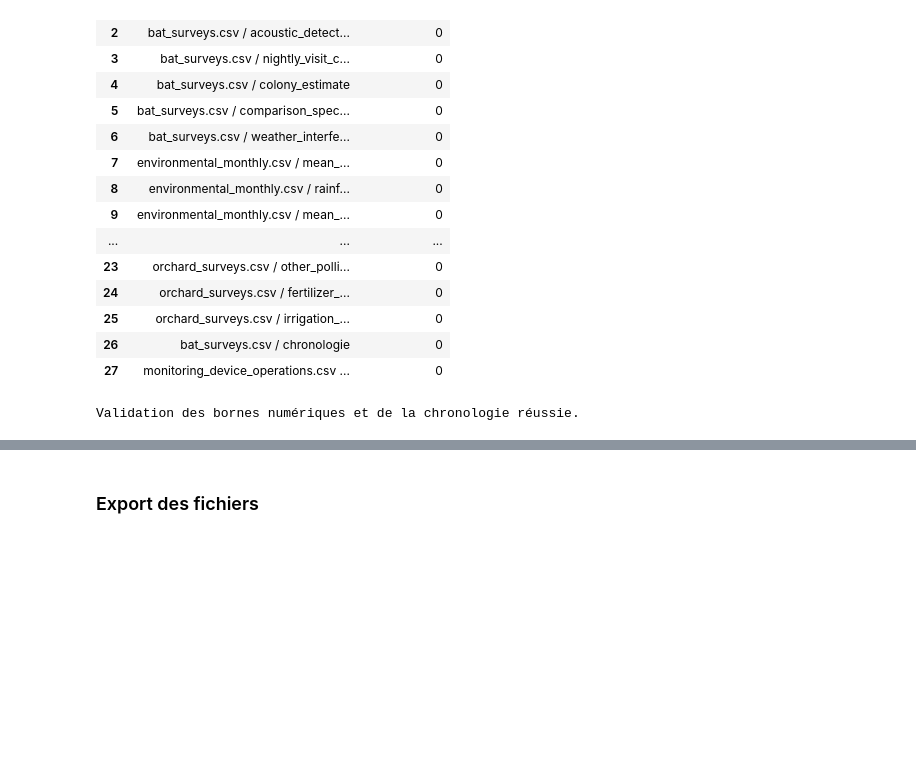
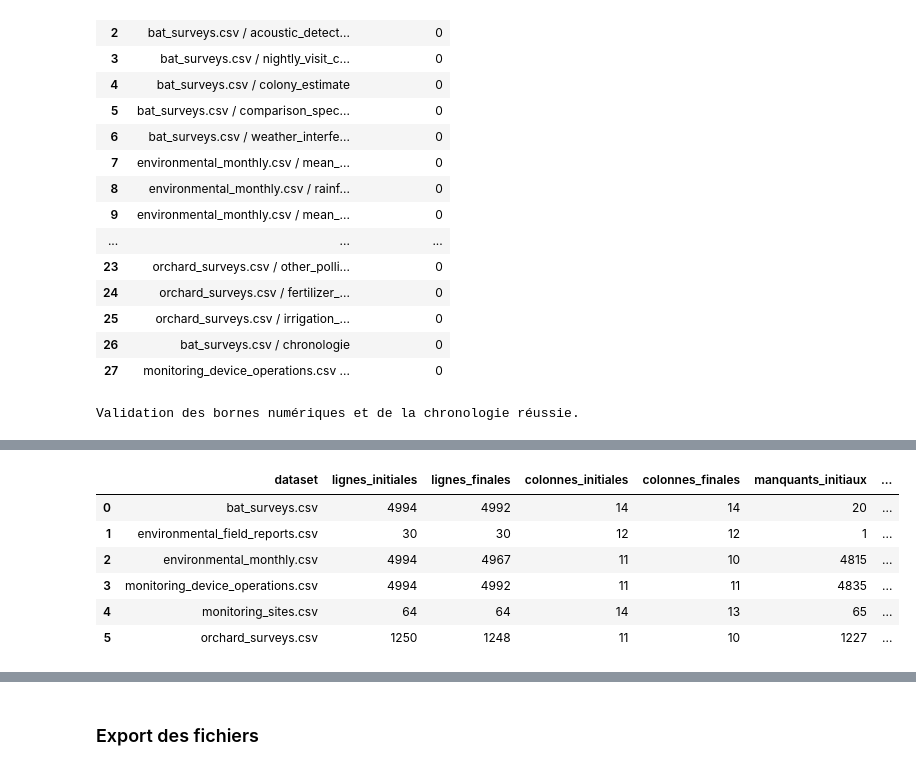
Before and after one commit to JLFoxii/20262027-UE-DataMining-Project, a Jupyter notebook: notebooks/04_ecology_cleaning.ipynb, the cells around one changed output, grey strips where cells are left out. Drawn from its saved outputs; the diff is of its cells as text; code cells hidden in the pictures; blank space fills up the shorter version.

```diff
--- a/notebooks/04_ecology_cleaning.ipynb
+++ b/notebooks/04_ecology_cleaning.ipynb
@@ -5649,3 +5762,95 @@ et des opérations des appareils.
 Ils ne garantissent pas la concordance entre la date d’un rapport
 et celle de l’enquête citée. Cette vérification est réalisée
 dans le notebook d’analyse.
+# %%
+
+# Bilan final des données nettoyées
+# Comparaison entre les données sources et les données finales
+
+bilan_final = []
+
+for name in sorted(datasets):
+    original = datasets[name]
+    final = cleaned_datasets[name]
+
+    colonnes_supprimees = sorted(
+        set(original.columns) - set(final.columns)
+    )
+
+    bilan_final.append({
+        "dataset": name,
+        "lignes_initiales": len(original),
+        "lignes_finales": len(final),
+        "colonnes_initiales": original.shape[1],
+        "colonnes_finales": final.shape[1],
+        "manquants_initiaux": int(original.isna().sum().sum()),
+        "manquants_finaux": int(final.isna().sum().sum()),
+        "colonnes_supprimees": ", ".join(colonnes_supprimees) or "Aucune"
+    })
+
+bilan_final_df = pd.DataFrame(bilan_final)
+
+display(bilan_final_df)
+
+print("Total de valeurs manquantes initiales :",
+      bilan_final_df["manquants_initiaux"].sum())
+
+print("Total de valeurs manquantes finales :",
+      bilan_final_df["manquants_finaux"].sum())
+
+print("Total de colonnes supprimées :",
+      (bilan_final_df["colonnes_initiales"]
+       - bilan_final_df["colonnes_finales"]).sum())
+
+# Effectifs des traitements réalisés après dédoublonnage
+dedup_sources = {
+    name: df.drop_duplicates()
+    for name, df in datasets.items()
+}
+
+traitements = pd.DataFrame([
+    {
+        "traitement": "Imputation - elevation_m",
+        "nombre": dedup_sources["monitoring_sites.csv"]["elevation_m"].isna().sum()
+    },
+    {
+        "traitement": "Imputation - observer_team",
+        "nombre": dedup_sources["bat_surveys.csv"]["observer_team"].isna().sum()
+    },
+    {
+        "traitement": "Imputation - maintenance_provider",
+        "nombre": dedup_sources["monitoring_device_operations.csv"]["maintenance_provider"].isna().sum()
+    },
+    {
+        "traitement": "Convention - fault_code (NO_FAULT)",
+        "nombre": dedup_sources["monitoring_device_operations.csv"]["fault_code"].isna().sum()
+    },
+    {
+        "traitement": "Convention - author_name (UNKNOWN)",
+        "nombre": dedup_sources["environmental_field_reports.csv"]["author_name"].isna().sum()
+    },
+    {
+        "traitement": "Lignes environnementales supprimées",
+        "nombre": len(removed_environmental_rows)
+    }
+])
+
+display(traitements)
+
+# Recalcul des occurrences atypiques IQR sur les données finales
+outliers_finaux = sum(
+    len(detect_outliers(df, col))
+    for name, df in cleaned_datasets.items()
+    for col in numeric_columns.get(name, [])
+    if col in df.columns
+)
+
+print("Occurrences atypiques IQR finales :", outliers_finaux)
+# %% [output]
+|  | dataset | lignes_initiales | lignes_finales | colonnes_initiales | colonnes_finales | manquants_initiaux | ... |
+| 0 | bat_surveys.csv | 4994 | 4992 | 14 | 14 | 20 | ... |
+| 1 | environmental_field_reports.csv | 30 | 30 | 12 | 12 | 1 | ... |
+| 2 | environmental_monthly.csv | 4994 | 4967 | 11 | 10 | 4815 | ... |
+| 3 | monitoring_device_operations.csv | 4994 | 4992 | 11 | 11 | 4835 | ... |
+| 4 | monitoring_sites.csv | 64 | 64 | 14 | 13 | 65 | ... |
+| 5 | orchard_surveys.csv | 1250 | 1248 | 11 | 10 | 1227 | ... |
```
Also changed, not shown: parts of 23 cells of this notebook, 1 other file.
